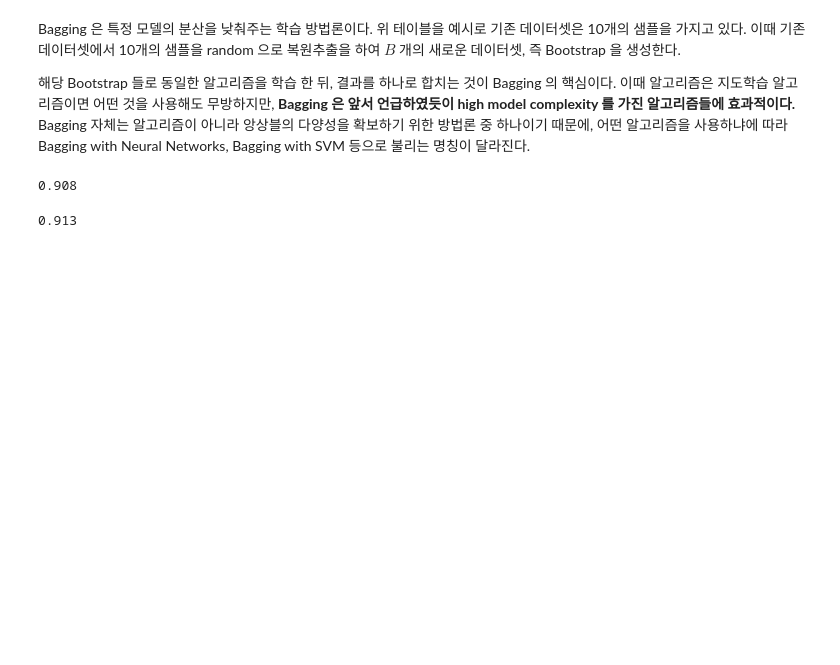
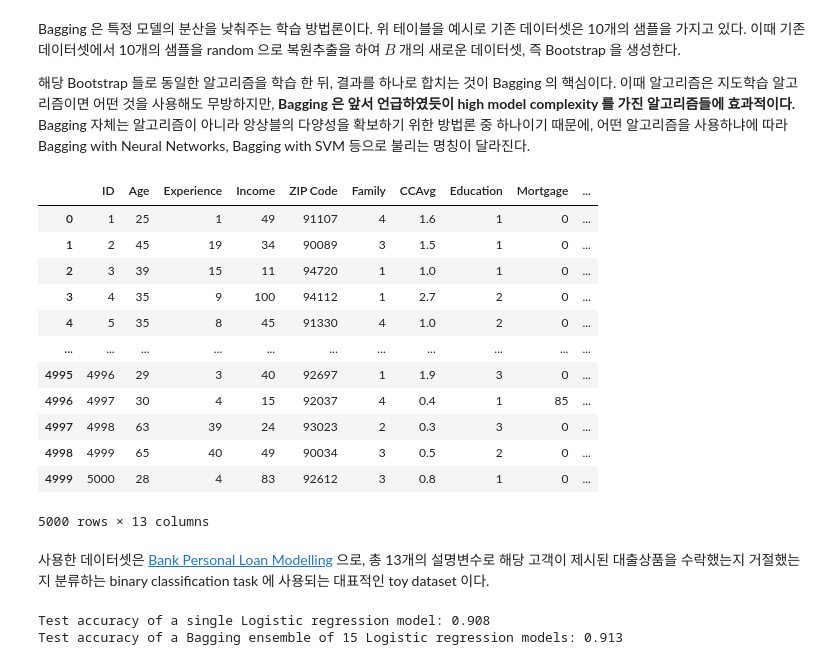
Before and after one commit to tomtom1103/The_Helvetica_Scenario, a Jupyter notebook: ensemble_learning/ensemble_learning_tutorial.ipynb, the cells around one changed output. Saved outputs shown, nothing was run; the diff lists cells and outputs as text; code cells hidden in the pictures; blank space fills up the shorter version.

```diff
--- a/ensemble_learning/ensemble_learning_tutorial.ipynb
+++ b/ensemble_learning/ensemble_learning_tutorial.ipynb
@@ -170,21 +186,39 @@ Bagging 은 특정 모델의 분산을 낮춰주는 학습 방법론이다. 위
 # %%
 df = pd.read_csv('Bank_Personal_Loan_Modelling.csv')
 X = df.drop('Personal Loan', axis=1)
 y = df['Personal Loan']
-
-X_train, X_test, y_train, y_test = train_test_split(X, y, test_size=0.2, random_state=42)
-base_svm = LogisticRegression()
-base_svm.fit(X_train, y_train)
-base_svm.score(X_test, y_test)
+X
 # %% [output]
+|  | ID | Age | Experience | Income | ZIP Code | Family | CCAvg | Education | Mortgage | ... |
+| 0 | 1 | 25 | 1 | 49 | 91107 | 4 | 1.6 | 1 | 0 | ... |
+| 1 | 2 | 45 | 19 | 34 | 90089 | 3 | 1.5 | 1 | 0 | ... |
+| 2 | 3 | 39 | 15 | 11 | 94720 | 1 | 1.0 | 1 | 0 | ... |
+| 3 | 4 | 35 | 9 | 100 | 94112 | 1 | 2.7 | 2 | 0 | ... |
+| 4 | 5 | 35 | 8 | 45 | 91330 | 4 | 1.0 | 2 | 0 | ... |
+| ... | ... | ... | ... | ... | ... | ... | ... | ... | ... | ... |
+| 4995 | 4996 | 29 | 3 | 40 | 92697 | 1 | 1.9 | 3 | 0 | ... |
+| 4996 | 4997 | 30 | 4 | 15 | 92037 | 4 | 0.4 | 1 | 85 | ... |
+| 4997 | 4998 | 63 | 39 | 24 | 93023 | 2 | 0.3 | 3 | 0 | ... |
+| 4998 | 4999 | 65 | 40 | 49 | 90034 | 3 | 0.5 | 2 | 0 | ... |
+| 4999 | 5000 | 28 | 4 | 83 | 92612 | 3 | 0.8 | 1 | 0 | ... |
-0.908
+5000 rows × 13 columns
-# %%
-ensemble = BaggingClassifier(base_estimator=LogisticRegression(),
-            n_estimators=20,
-            bootstrap=True,
-            random_state=42)
-
-ensemble.fit(X_train, y_train)
-ensemble.score(X_test, y_test)
-# %% [output]
-0.913
+# %% [markdown]
+사용한 데이터셋은 [Bank Personal Loan Modelling](https://www.kaggle.com/datasets/teertha/personal-loan-modeling) 으로, 총 13개의 설명변수로 해당 고객이 제시된 대출상품을 수락했는지 거절했는지 분류하는 binary classification task 에 사용되는 대표적인 toy dataset 이다.
+# %%
+X_train, X_test, y_train, y_test = train_test_split(X, y, test_size=0.2, random_state=42)
+base_model = LogisticRegression()
+base_model.fit(X_train, y_train)
+
+n_estimators = 15
+ensemble = BaggingClassifier(base_estimator=LogisticRegression(),
+            n_estimators=n_estimators,
+            bootstrap=True,
+            random_state=42)
+ensemble.fit(X_train, y_train)
+ensemble.score(X_test, y_test)
+
+print(f'Test accuracy of a single Logistic regression model: {base_model.score(X_test, y_test)}')
+print(f'Test accuracy of a Bagging ensemble of {n_estimators} Logistic regression models: {ensemble.score(X_test, y_test)}')
+# %% [output]
+Test accuracy of a single Logistic regression model: 0.908
+Test accuracy of a Bagging ensemble of 15 Logistic regression models: 0.913
```
Also changed, not shown: parts of 39 cells of this notebook, 4 other files.
